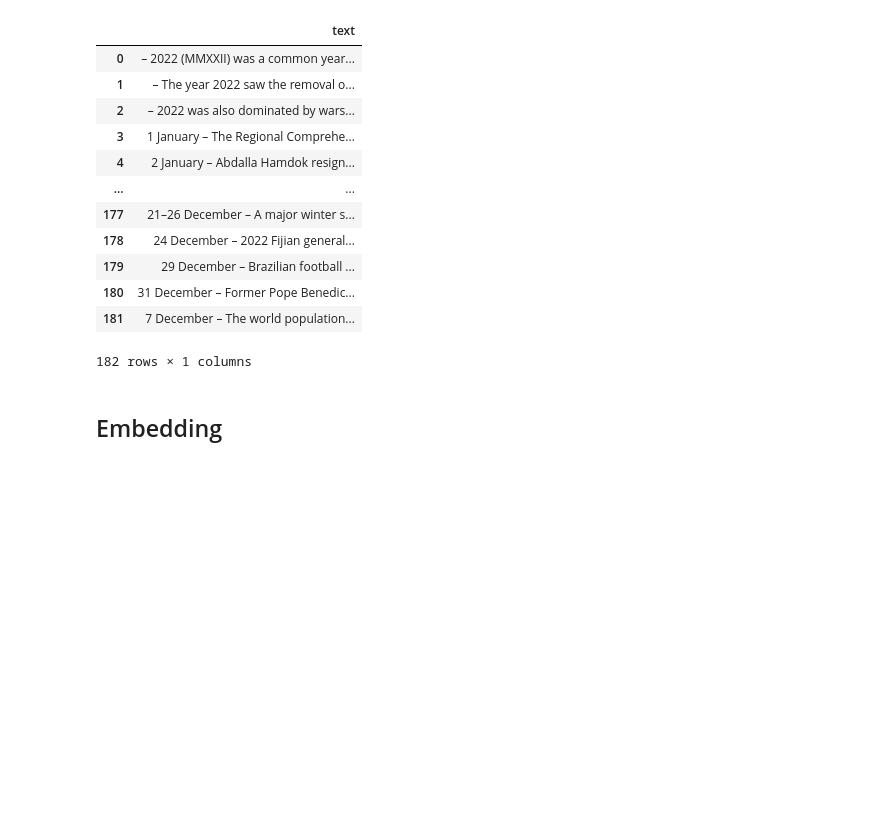
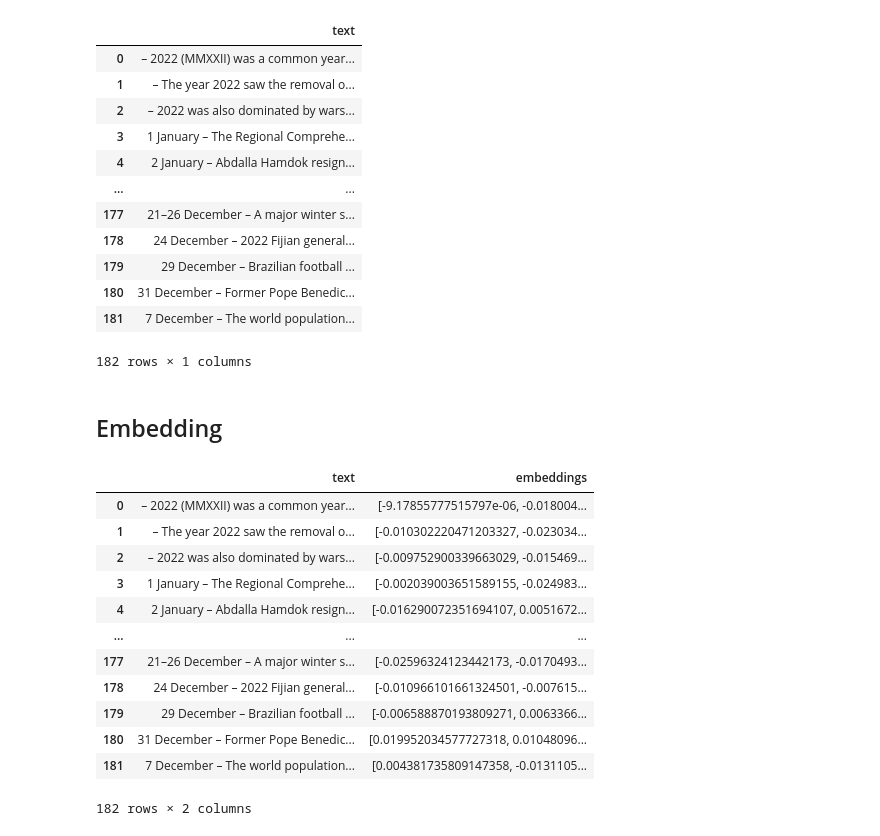
Before and after one commit to HajimeK/openaichat, a Jupyter notebook: notebook/work/Lab/wikipedia.ipynb, the cells around one changed output. Drawn from its saved outputs; the diff is of its cells as text; code cells hidden in the pictures; blank space fills up the shorter version.

Commit message:
Obtained the text and its embeddings with OpenAI API.

```diff
--- a/notebook/work/Lab/wikipedia.ipynb
+++ b/notebook/work/Lab/wikipedia.ipynb
@@ -110,5 +112,37 @@ df
 ## Embedding
 # %%
 import openai
-f = open("openai_app.key", "rt")
+f = open("../../openai_app.key", "rt")
 openai.api_key = f.read()
+# %%
+EMBEDDING_MODEL_NAME = "text-embedding-ada-002"
+batch_size = 100
+embeddings = []
+for i in range(0, len(df), batch_size):
+    # Send text data to OpenAI model to get embeddings
+    response = openai.Embedding.create(
+        input=df.iloc[i:i+batch_size]["text"].tolist(),
+        engine=EMBEDDING_MODEL_NAME
+    )
+
+    # Add embeddings to list
+    embeddings.extend([data["embedding"] for data in response["data"]])
+
+# Add embeddings list to dataframe
+df["embeddings"] = embeddings
+# %%
+df
+# %% [output]
+|  | text | embeddings |
+| 0 | – 2022 (MMXXII) was a common year... | [-9.17855777515797e-06, -0.018004... |
+| 1 | – The year 2022 saw the removal o... | [-0.010302220471203327, -0.023034... |
+| 2 | – 2022 was also dominated by wars... | [-0.009752900339663029, -0.015469... |
+| 3 | 1 January – The Regional Comprehe... | [-0.002039003651589155, -0.024983... |
+| 4 | 2 January – Abdalla Hamdok resign... | [-0.016290072351694107, 0.0051672... |
+| ... | ... | ... |
+| 177 | 21–26 December – A major winter s... | [-0.02596324123442173, -0.0170493... |
+| 178 | 24 December – 2022 Fijian general... | [-0.010966101661324501, -0.007615... |
+| 179 | 29 December – Brazilian football ... | [-0.006588870193809271, 0.0063366... |
+| 180 | 31 December – Former Pope Benedic... | [0.019952034577727318, 0.01048096... |
+| 181 | 7 December – The world population... | [0.004381735809147358, -0.0131105... |
+182 rows × 2 columns
```
Also changed, not shown: parts of 1 cell of this notebook, 2 other files.
